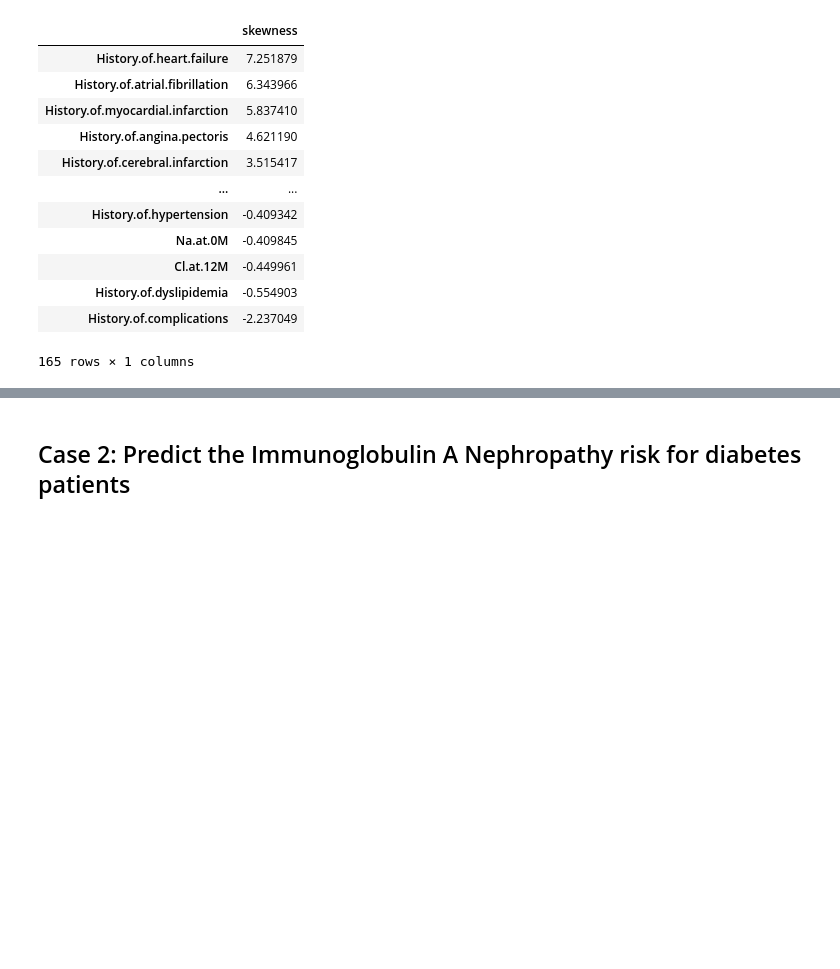
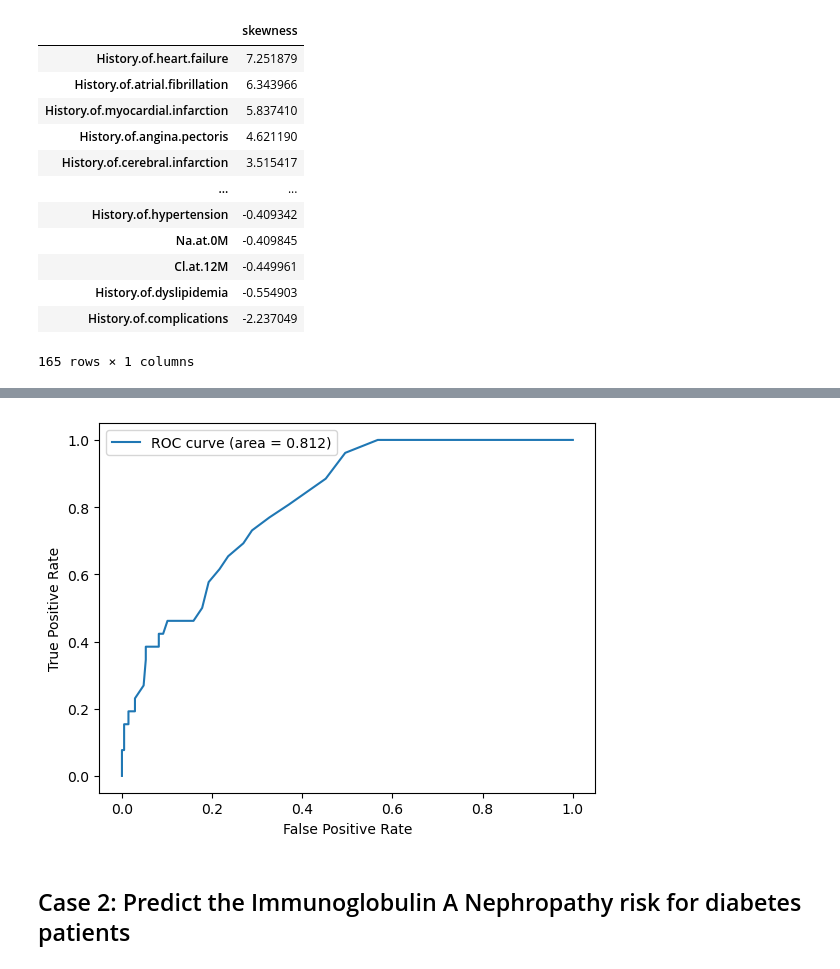
Before and after one commit to dolores824/hds-package, a Jupyter notebook: example_diabetes_complecations_prediction.ipynb, the cells around one changed output, grey strips where cells are left out. Saved outputs shown, nothing was run; the diff lists cells and outputs as text; code cells hidden in the pictures; blank space fills up the shorter version.

```diff
--- a/example_diabetes_complecations_prediction.ipynb
+++ b/example_diabetes_complecations_prediction.ipynb
@@ -158,0 +216,6 @@ skewness_after
+# %%
+rf_cvd = RFModel(df_cvd_normal,
+                cvd_feature_list,
+                'Cardiovascular Risk')
+# %%
+rf_svm_model = rf_cvd.trained_model()
@@ -159,3 +232,7 @@ skewness_after
+# %%
+rf_cvd.roc_plot()
+# %% [output]
+[figure, added]
 # %% [markdown]
 ## Case 2: Predict the Immunoglobulin A Nephropathy risk for diabetes patients
 # %%
```
Also changed, not shown: parts of 22 cells of this notebook.
